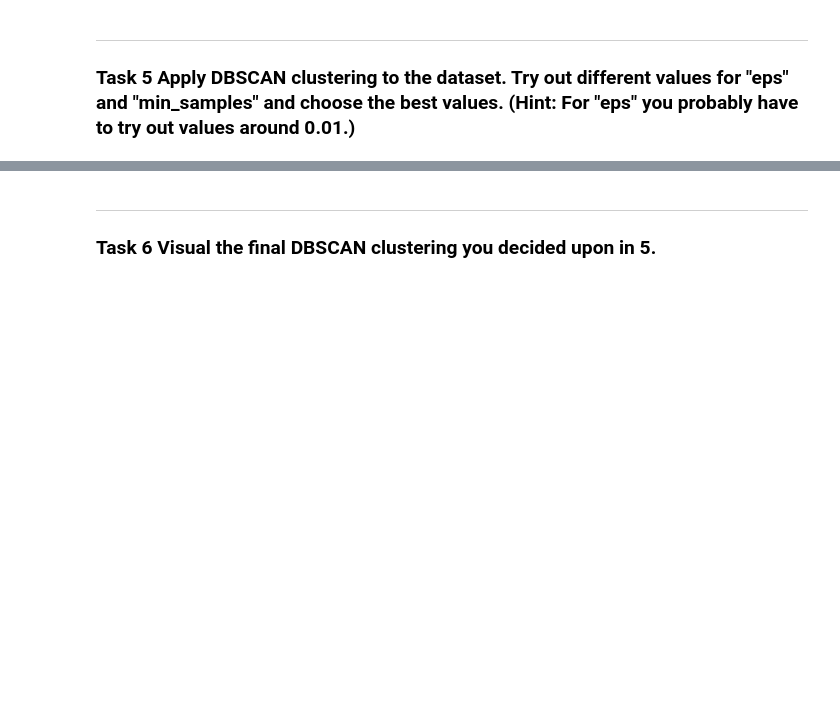
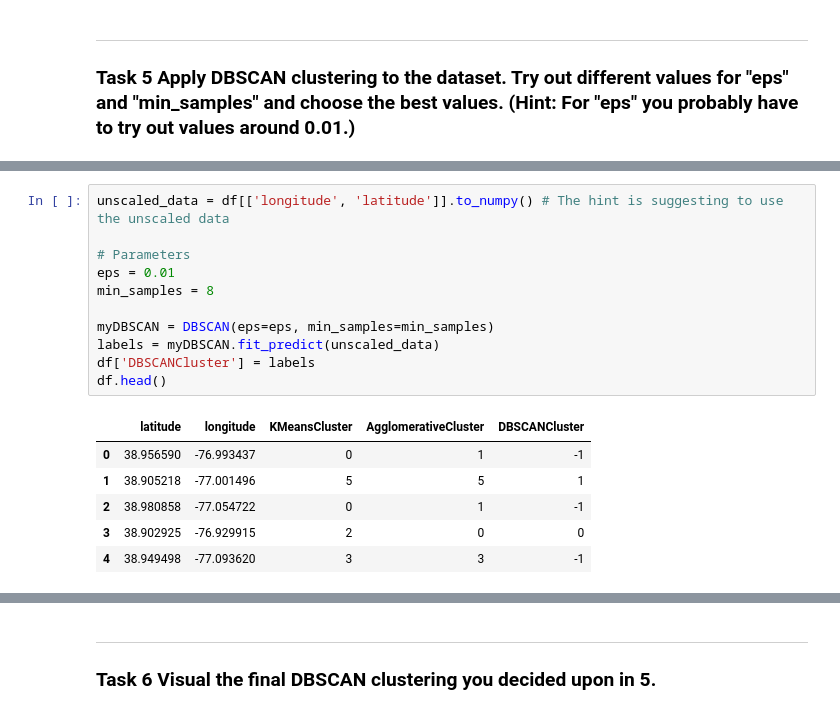
Before and after one commit to Sebastianrix/Data-Things, a Jupyter notebook: 8) Clustering/Exercises in Clustering.ipynb, the cells around one changed output, grey strips where cells are left out. Drawn from its saved outputs; the diff is of its cells as text; blank space fills up the shorter version.

```diff
--- a/8) Clustering/Exercises in Clustering.ipynb
+++ b/8) Clustering/Exercises in Clustering.ipynb
@@ -210,0 +219,18 @@ plt.show()
+# %%
+unscaled_data = df[['longitude', 'latitude']].to_numpy() # The hint is suggesting to use the unscaled data
+
+# Parameters
+eps = 0.01
+min_samples = 8
+
+myDBSCAN = DBSCAN(eps=eps, min_samples=min_samples)
+labels = myDBSCAN.fit_predict(unscaled_data)
+df['DBSCANCluster'] = labels
+df.head()
+# %% [output]
+|  | latitude | longitude | KMeansCluster | AgglomerativeCluster | DBSCANCluster |
+| 0 | 38.956590 | -76.993437 | 0 | 1 | -1 |
+| 1 | 38.905218 | -77.001496 | 5 | 5 | 1 |
+| 2 | 38.980858 | -77.054722 | 0 | 1 | -1 |
+| 3 | 38.902925 | -76.929915 | 2 | 0 | 0 |
+| 4 | 38.949498 | -77.093620 | 3 | 3 | -1 |
```
Also changed, not shown: parts of 6 cells of this notebook.
